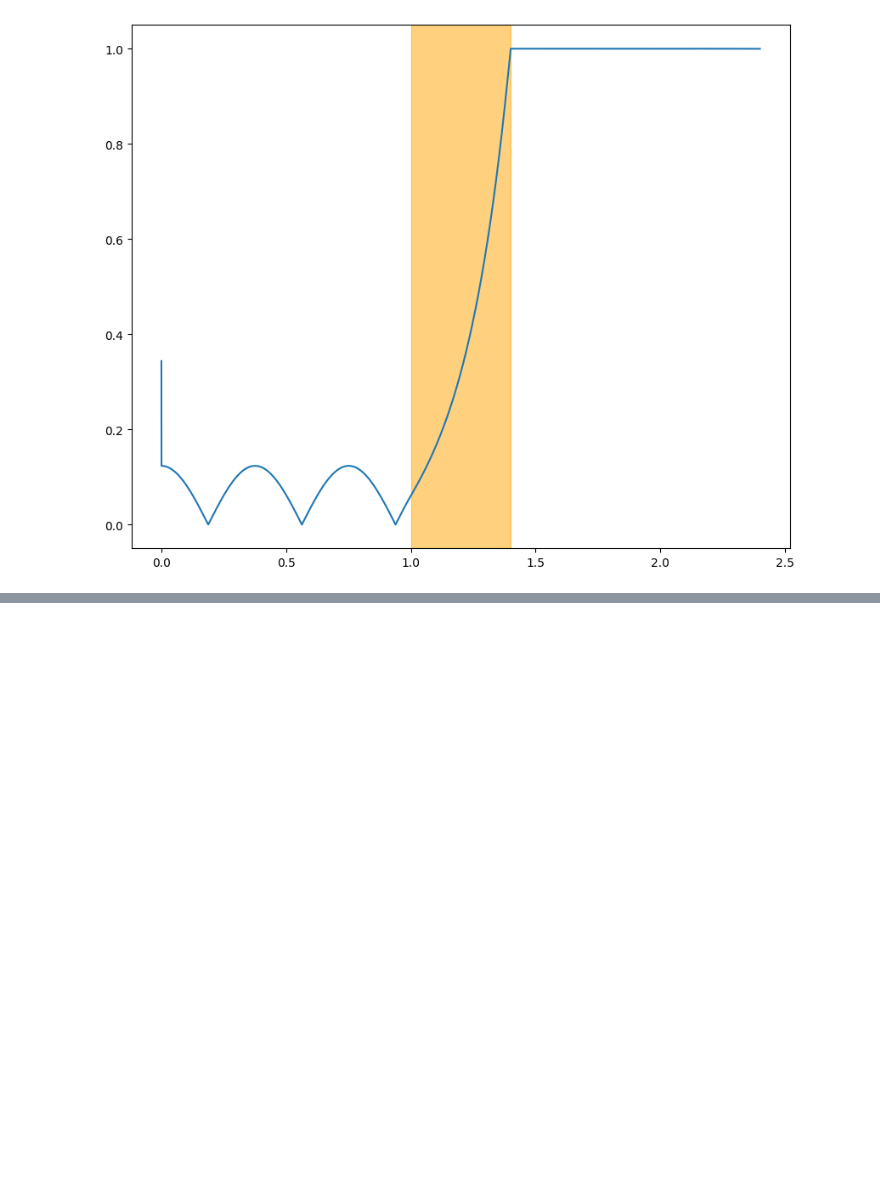
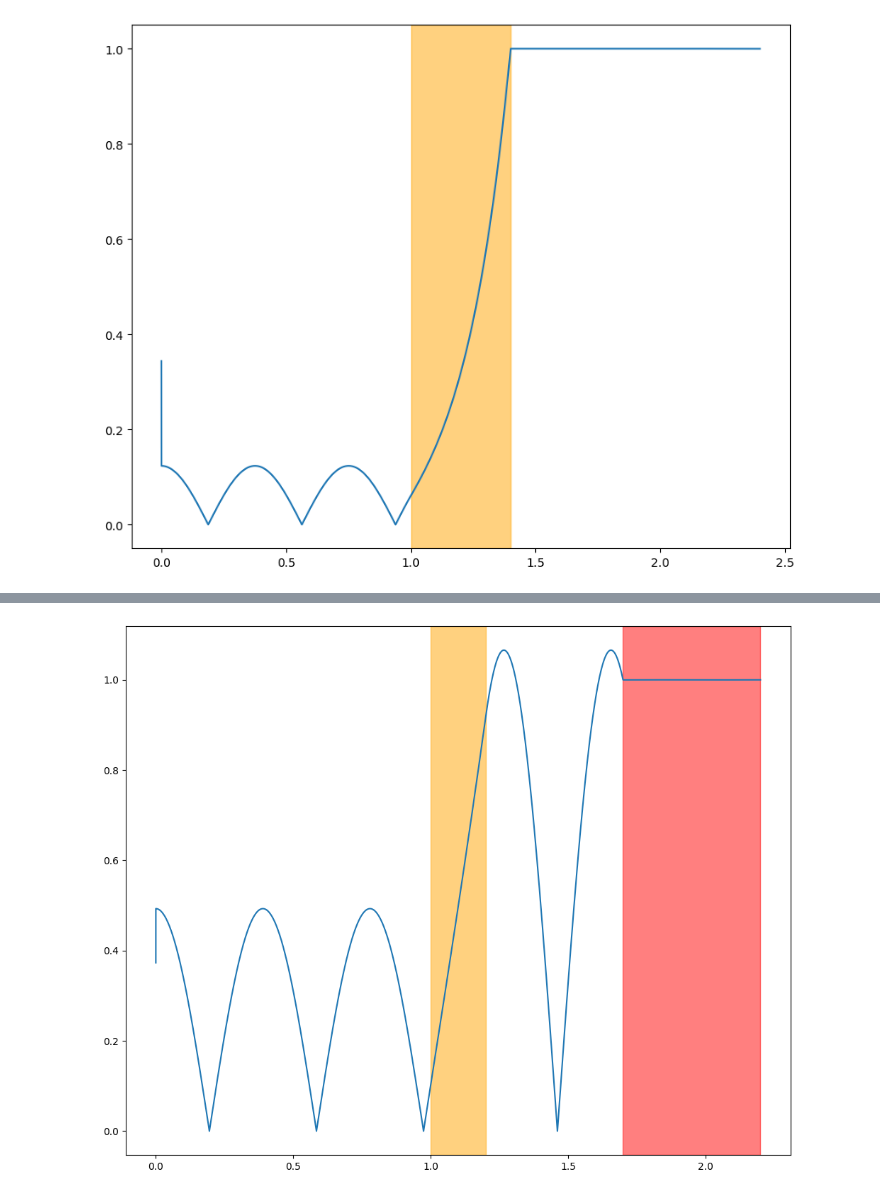
Before and after one commit to Hamajun504/miniscience_Orlov_Yaroslav, a Jupyter notebook: tunnel/rectangle_barrier/plotting.ipynb, the cells around one changed output, grey strips where cells are left out. Cells and saved outputs as stored; diff of their text form; code cells hidden in the pictures; blank space fills up the shorter version.

```diff
--- a/tunnel/rectangle_barrier/plotting.ipynb
+++ b/tunnel/rectangle_barrier/plotting.ipynb
@@ -67,0 +94,11 @@ plt.axvspan(1, 1.4, alpha=0.5, color='orange')
+# %%
+data = np.genfromtxt("w02/U70.000000E65.000000000000.raw", delimiter=' ', skip_header=1).T
+x = np.linspace(0, 2.2, 100000)
+plt.figure(figsize=(10,8))
+plt.plot(x, np.sqrt(data[0] ** 2 + data[1] ** 2)[:-1])
+plt.axvspan(1, 1.2, alpha=0.5, color='orange')
+plt.axvspan(1.7, 2.2, alpha=0.5, color='red')
+plt.tight_layout()
+plt.savefig("haft_bc.png", dpi=300)
+# %% [output]
+[figure, added]
```
Also changed, not shown: parts of 1 cell of this notebook, 8 other files.
